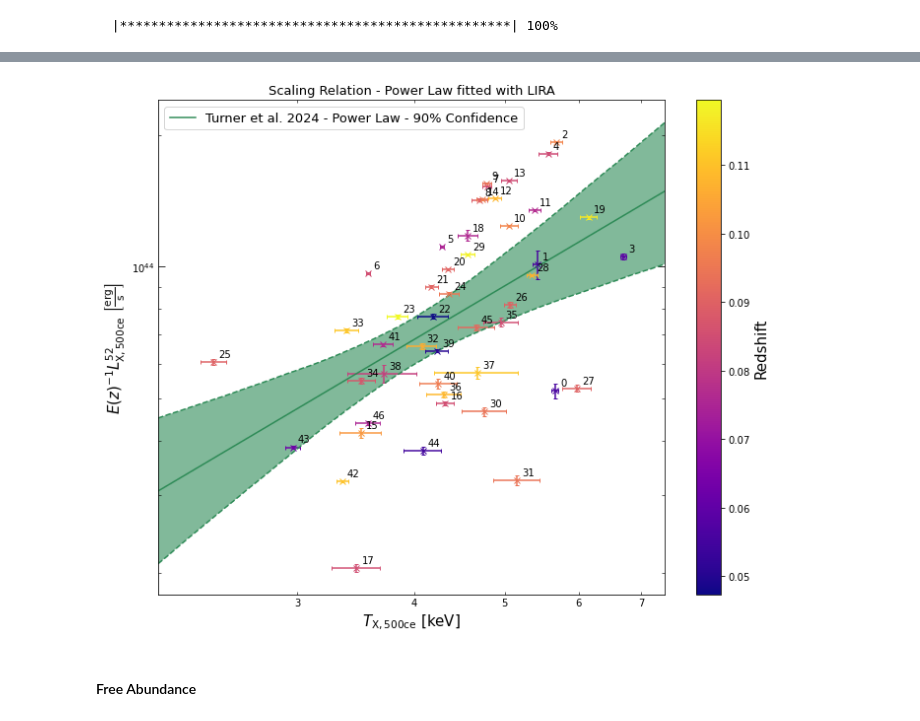
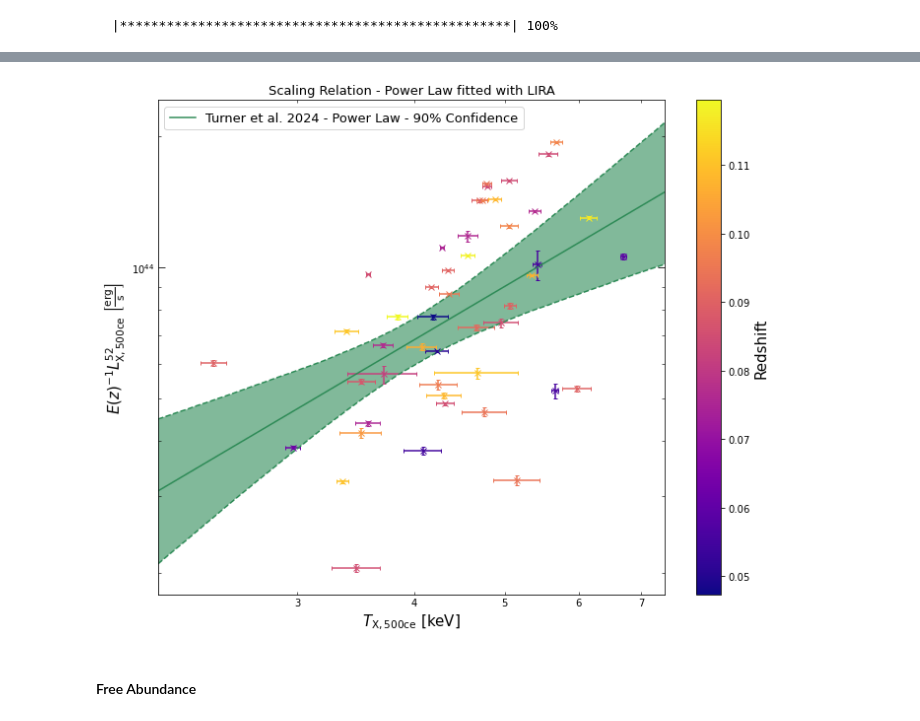
Before and after one commit to LoVoCCS/X-LoVoCCS-Analyses, a Jupyter notebook: notebooks/scaling_relations/luminosity_temperature.ipynb, the cells around one changed output, grey strips where cells are left out. Drawn from its saved outputs; the diff is of its cells as text; code cells hidden in the pictures.

```diff
--- a/notebooks/scaling_relations/luminosity_temperature.ipynb
+++ b/notebooks/scaling_relations/luminosity_temperature.ipynb
@@ -31,8 +31,11 @@ We ensure that the storage directory within which we will store the luminosity-t
 # %%
 if not os.path.exists('../../outputs/scaling_relations/LT/'):
     os.makedirs('../../outputs/scaling_relations/LT/')
+stor_pth = '../../outputs/scaling_relations/LT/'
 
-stor_pth = '../../outputs/scaling_relations/LT/'
+if not os.path.exists('../../outputs/figures/scaling_relations/LT'):
+    os.makedirs('../../outputs/figures/scaling_relations/LT/')
+fig_pth = '../../outputs/figures/scaling_relations/LT/'
 # %% [markdown]
 ## Loading Results
 # %% [markdown]
@@ -196,8 +197,8 @@ IndexError: index 54 is out of bounds for axis 0 with size 47
 # %%
 # lx52_tx_r500ce_metfix.view(x_lims=Quantity([1, 12], 'keV'), y_lims=Quantity([1e+43, 1e+45], 'erg/s'))
-lx52_tx_r500ce_metfix.view(label_points=True)
+lx52_tx_r500ce_metfix.view(label_points=False, save_path=fig_pth+"lx52_tx_r500ce_metfix.pdf")
 # %% [output]
-[figure, old version]
+[figure, new version]
 # %% [markdown]
 #### Free Abundance
 # %%
```
Also changed, not shown: parts of 15 cells of this notebook.
